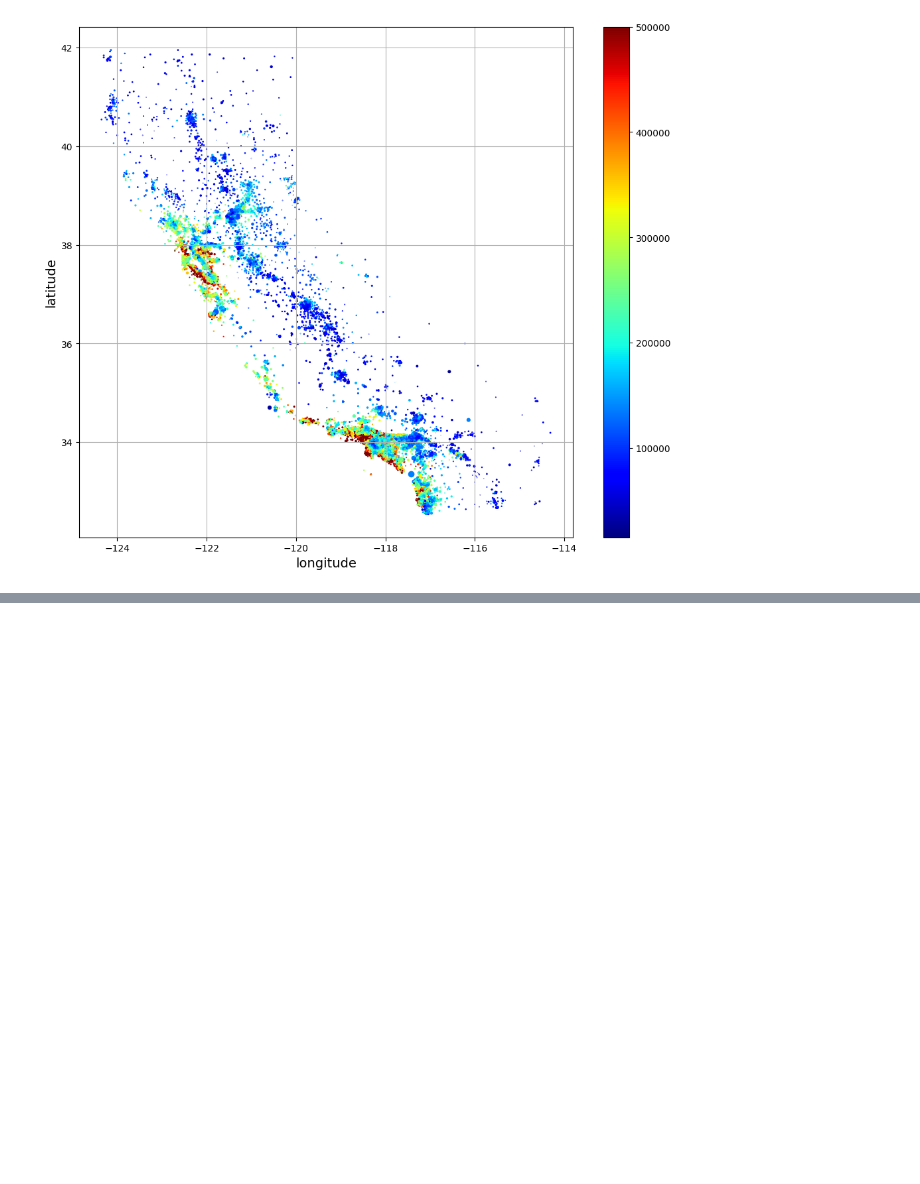
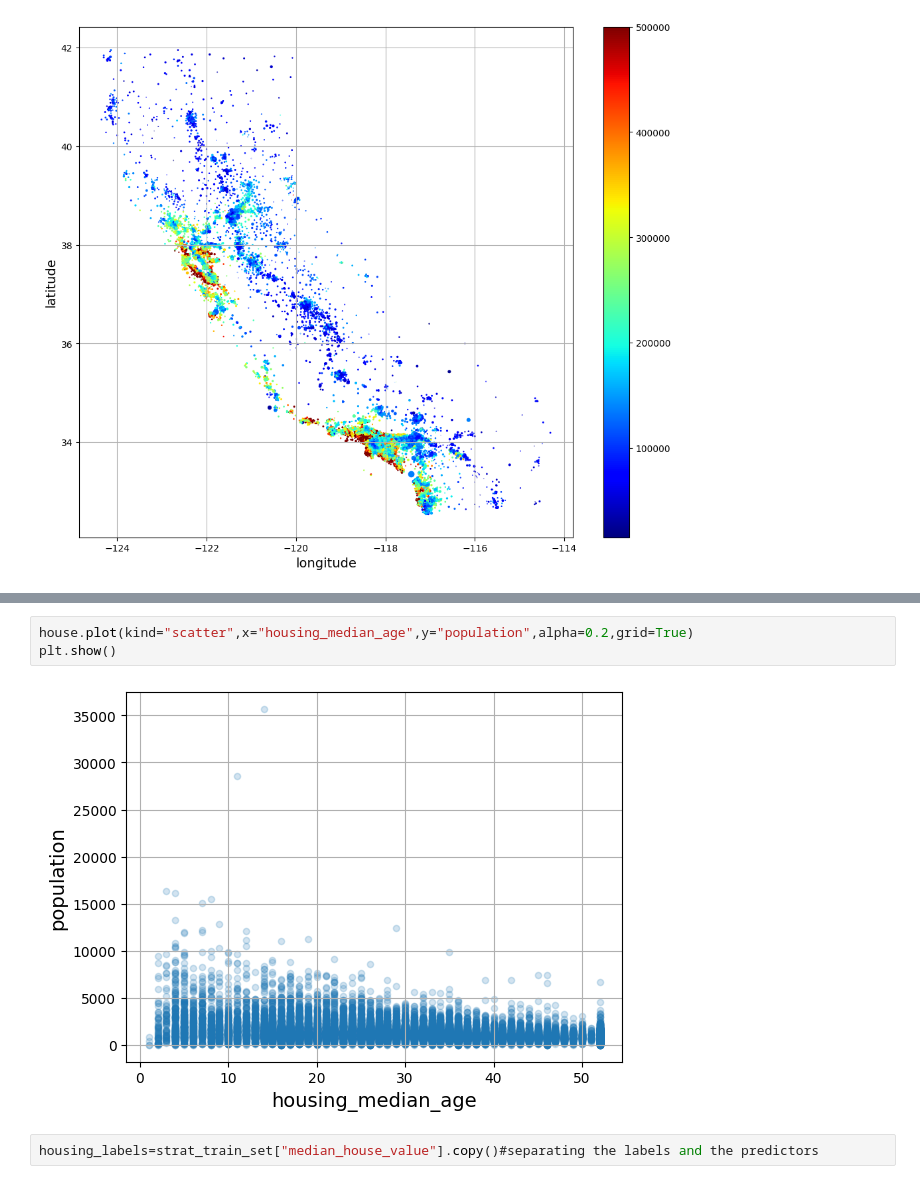
Before and after one commit to samay902/30-DAY-PROJECTHONN, a Jupyter notebook: p-6/mainnotebook.ipynb, the cells around one changed output, grey strips where cells are left out. Saved outputs shown, nothing was run; the diff lists cells and outputs as text; blank space fills up the shorter version.

```diff
--- a/p-6/mainnotebook.ipynb
+++ b/p-6/mainnotebook.ipynb
@@ -126,0 +156,7 @@ ValueError: could not convert string to float: 'NEAR BAY'
+# %%
+house.plot(kind="scatter",x="housing_median_age",y="population",alpha=0.2,grid=True)
+plt.show()
+# %% [output]
+[figure, added]
+# %%
+housing_labels=strat_train_set["median_house_value"].copy()#separating the labels and the predictors
```
Also changed, not shown: parts of 19 cells of this notebook.
